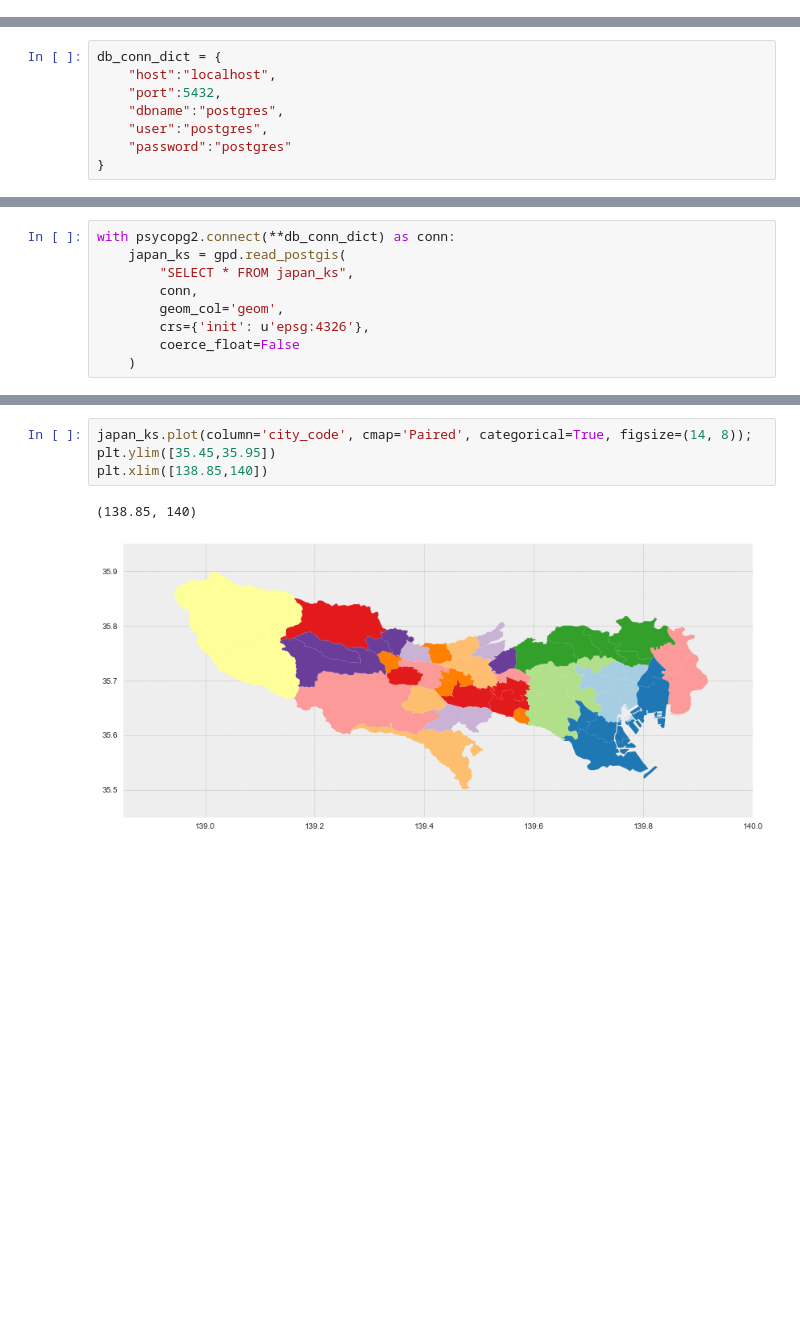
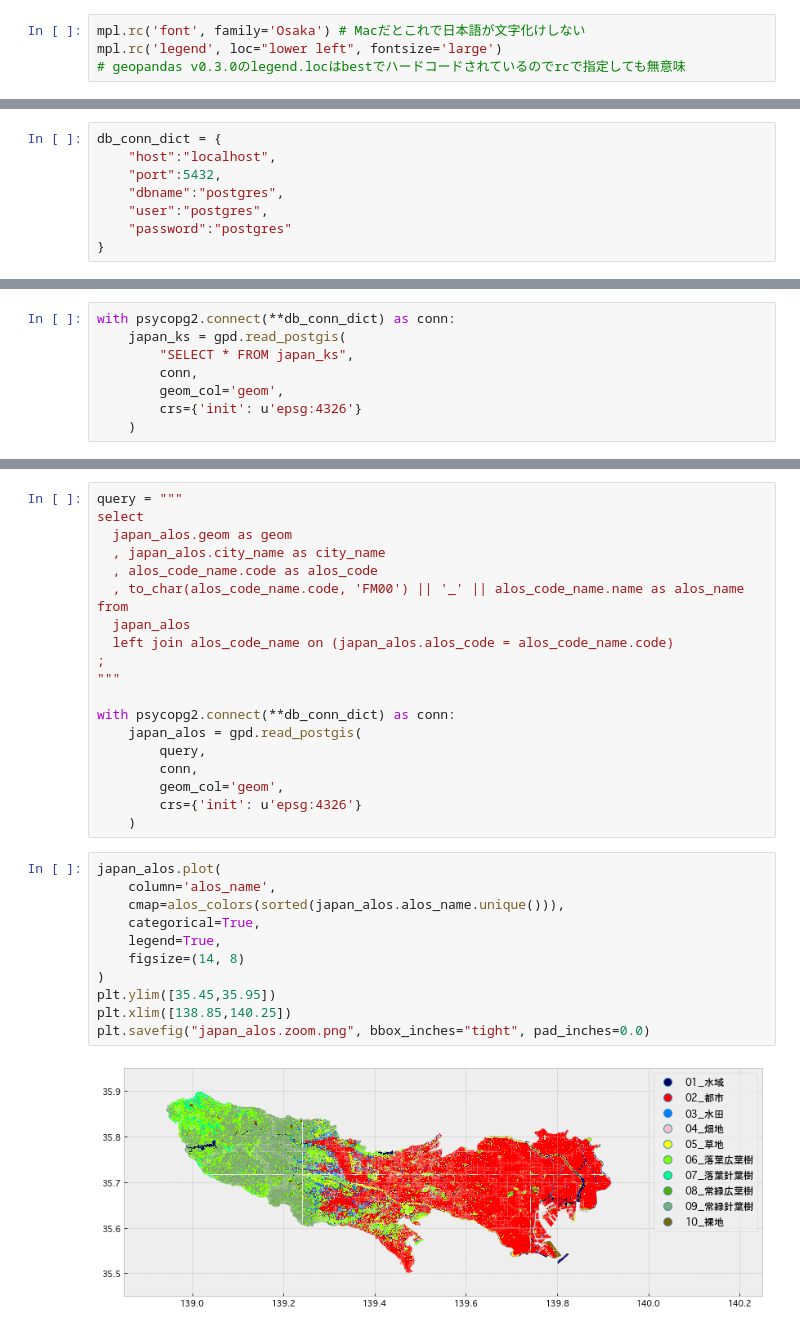
Before and after one commit to kazufusa/til, a Jupyter notebook: 20170925_postgis_raster_intersection/Untitled.ipynb, the cells around one changed output, grey strips where cells are left out. Saved outputs shown, nothing was run; the diff lists cells and outputs as text; blank space fills up the shorter version.

```diff
--- a/20170925_postgis_raster_intersection/Untitled.ipynb
+++ b/20170925_postgis_raster_intersection/Untitled.ipynb
@@ -21,0 +255,4 @@ from geopandas import GeoSeries, GeoDataFrame
+# %%
+mpl.rc('font', family='Osaka') # Macだとこれで日本語が文字化けしない
+mpl.rc('legend', loc="lower left", fontsize='large')
+# geopandas v0.3.0のlegend.locはbestでハードコードされているのでrcで指定しても無意味
@@ -33,7 +274,6 @@ with psycopg2.connect(**db_conn_dict) as conn:
         "SELECT * FROM japan_ks",
         conn,
         geom_col='geom',
-        crs={'init': u'epsg:4326'},
-        coerce_float=False
+        crs={'init': u'epsg:4326'}
     )
 # %%
@@ -43,7 +325,33 @@ japan_ks.plot(column='city_code', cmap='Paired', categorical=True, figsize=(14,
+# %%
+query = """
+select
+  japan_alos.geom as geom
+  , japan_alos.city_name as city_name
+  , alos_code_name.code as alos_code
+  , to_char(alos_code_name.code, 'FM00') || '_' || alos_code_name.name as alos_name
+from
+  japan_alos
+  left join alos_code_name on (japan_alos.alos_code = alos_code_name.code)
+;
+"""
+
+with psycopg2.connect(**db_conn_dict) as conn:
+    japan_alos = gpd.read_postgis(
+        query,
+        conn,
+        geom_col='geom',
+        crs={'init': u'epsg:4326'}
+    )
 # %%
-japan_ks.plot(column='city_code', cmap='Paired', categorical=True, figsize=(14, 8));
+japan_alos.plot(
+    column='alos_name',
+    cmap=alos_colors(sorted(japan_alos.alos_name.unique())),
+    categorical=True,
+    legend=True,
+    figsize=(14, 8)
+)
 plt.ylim([35.45,35.95])
-plt.xlim([138.85,140])
+plt.xlim([138.85,140.25])
+plt.savefig("japan_alos.zoom.png", bbox_inches="tight", pad_inches=0.0)
 # %% [output]
-(138.85, 140)
-[figure, old version]
+[figure, new version]
```
Also changed, not shown: parts of 34 cells of this notebook, 10 other files.
